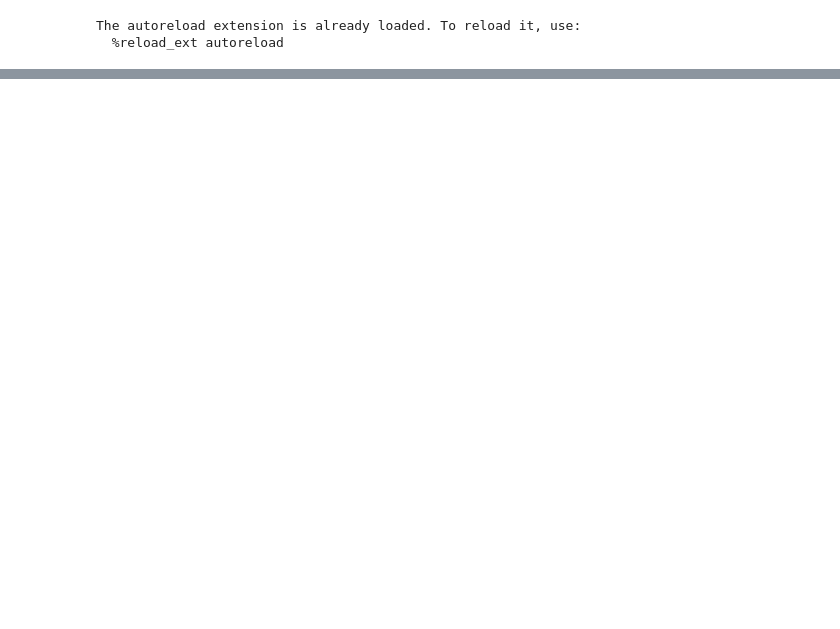
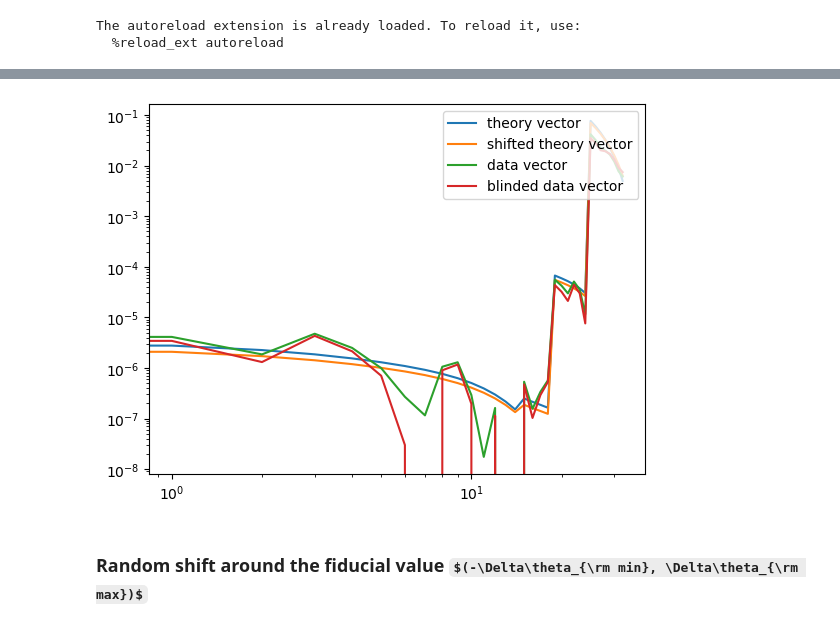
Before and after one commit to LSSTDESC/Smokescreen, a Jupyter notebook: notebooks/test_blinding_prototype.ipynb, the cells around one changed output, grey strips where cells are left out. Drawn from its saved outputs; the diff is of its cells as text; code cells hidden in the pictures; some formulas as TeX source; blank space fills up the shorter version.

```diff
--- a/notebooks/test_blinding_prototype.ipynb
+++ b/notebooks/test_blinding_prototype.ipynb
@@ -78,0 +84,2 @@ smkscr._create_blinded_cosmo()
+# %%
+smkscr = Smokescreen(cosmo, syst_dict, sacc_data, des_y1_3x2pt_PT, {'Omega_c': (0.22, 0.32), 'sigma8': (0.7, 0.9)}, **{'debug': True})
@@ -78,0 +98,15 @@ smkscr._create_blinded_cosmo()
+# %%
+smkscr.calculate_blinding_factor()
+blinded_dv = smkscr.apply_blinding_to_likelihood_datavec()
+# %%
+plt.figure()
+plt.loglog(smkscr.theory_vec_fid, label='theory vector')
+plt.loglog(smkscr.theory_vec_blind, label='shifted theory vector')
+plt.loglog(smkscr.likelihood.get_data_vector(), label='data vector')
+plt.loglog(blinded_dv, label='blinded data vector')
+plt.legend(loc=1)
+plt.show()
+# %% [output]
+[figure, added]
+# %% [markdown]
+### Random shift around the fiducial value $(-\Delta\theta_{\rm min}, \Delta\theta_{\rm max})$
```
Also changed, not shown: parts of 10 cells of this notebook.
